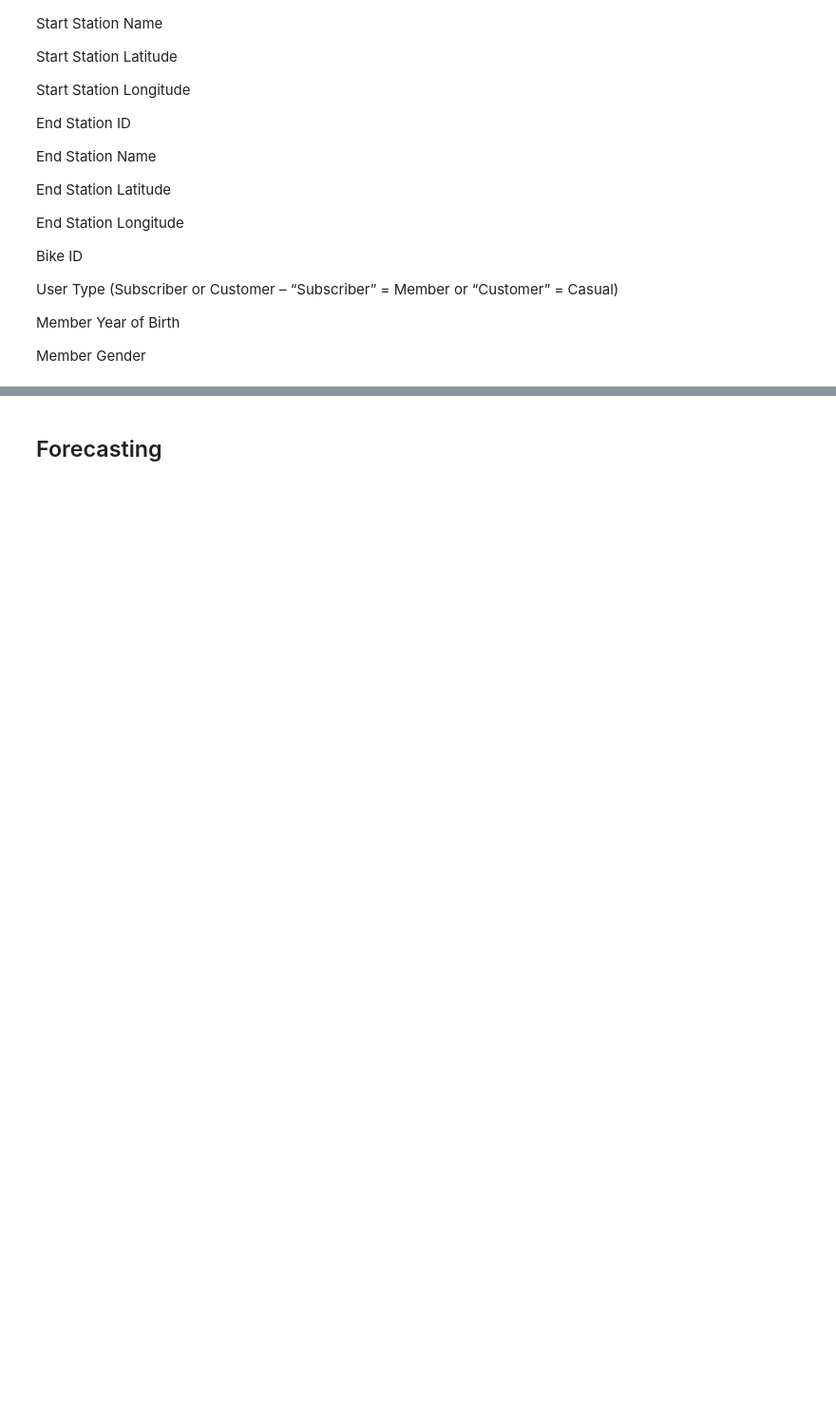
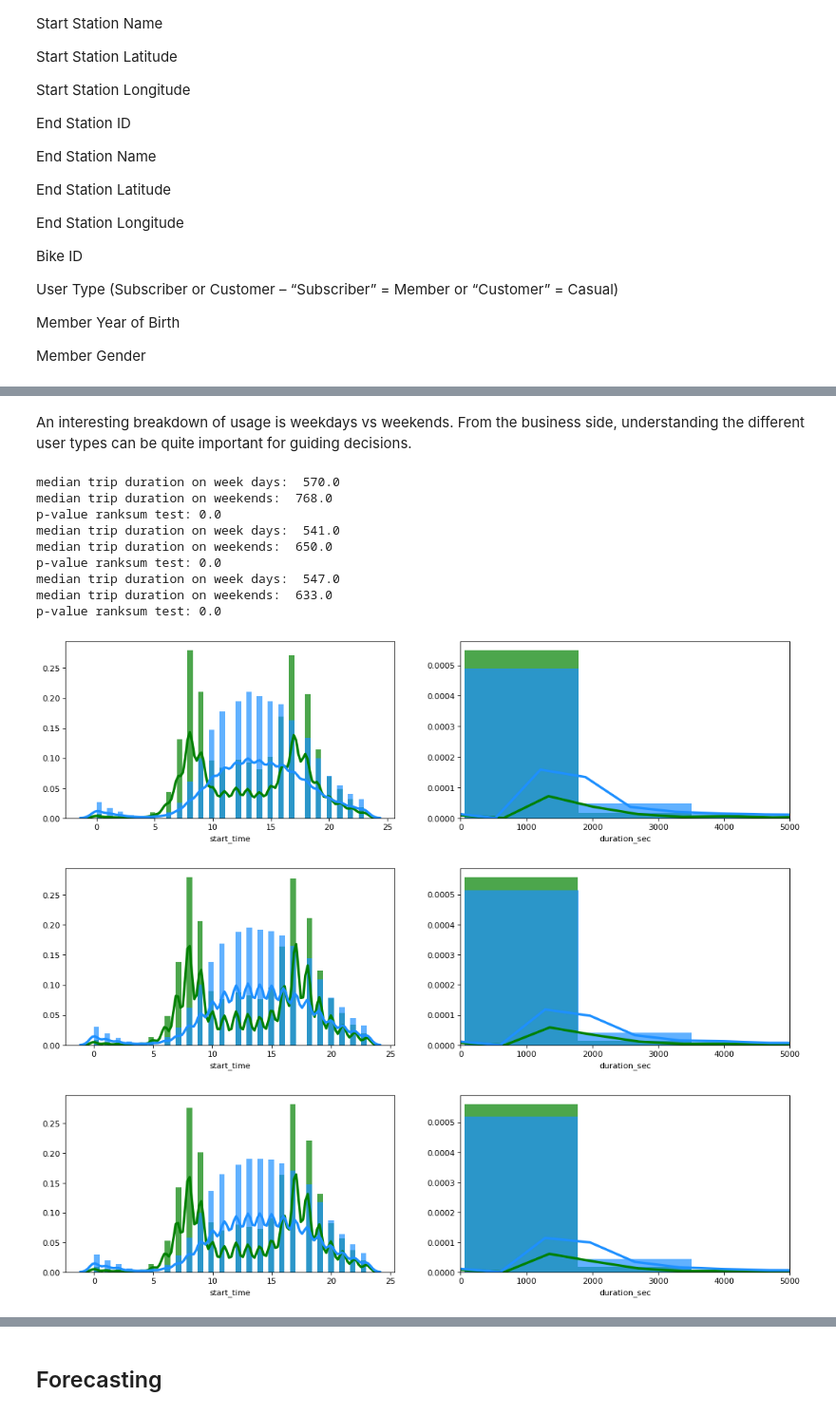
Before and after one commit to diogorpeixoto/lyftbaywheels, a Jupyter notebook: Lyft_Bay_Wheels.ipynb, the cells around one changed output, grey strips where cells are left out. Shown at 95% size. Cells and saved outputs as stored; diff of their text form; code cells hidden in the pictures; blank space fills up the shorter version.

```diff
--- a/Lyft_Bay_Wheels.ipynb
+++ b/Lyft_Bay_Wheels.ipynb
@@ -228,30 +90,0 @@ August August_2019
-# %%
-def compare_week_to_weekend(data_frame):
-
-    #Mondays are coded as 0 and Sunday as 6
-    week_day_list = data_frame["start_time"].apply(lambda x: x.weekday())
-    data_frame_week = data_frame[week_day_list < 5]
-    data_frame_week_end = data_frame[week_day_list >= 5]
-
-    duration_week = data_frame_week['duration_sec']
-    duration_week_end = data_frame_week_end['duration_sec']
-    fig, (ax1, ax2) = plt.subplots(ncols=2, figsize = (30,15))
-    duration_week.hist(ax=ax1)
-    duration_week_end.hist(ax=ax2)
-    # Median duration of trips: weekdays vs weekends
-    median_duration_week = np.nanmedian(duration_week)
-    median_duration_week_end = np.nanmedian(duration_week_end)
-
-    print("median trip duration on week days: ", median_duration_week)
-    print("median trip duration on weekends: ", median_duration_week_end)
-
-    # Trip duration distribution: weekdays vs weekends
-    # Do binning
-    statistcs, pvalue = spstats.stats.ranksums(data_frame_week['duration_sec'],data_frame_week_end['duration_sec'])
-    print(statistcs)
-    print(pvalue)
-
-    # Trip start time distribution: weekdays vs weekends
-    # Do binning
-
-    return
@@ -270,0 +272,2 @@ def make_trip_count_matrix(data_frame):
+# %% [markdown]
+An interesting breakdown of usage is weekdays vs weekends. From the business side, understanding the different user types can be quite important for guiding decisions.
@@ -270,0 +326,18 @@ def make_trip_count_matrix(data_frame):
+# %%
+# Compare differences in usage features between weekdays and weekends for all 3 years separately
+compare_week_to_weekend(data_frame_2017_sorted)
+compare_week_to_weekend(data_frame_2018_sorted)
+compare_week_to_weekend(data_frame_2019_sorted)
+# %% [output]
+median trip duration on week days:  570.0
+median trip duration on weekends:  768.0
+p-value ranksum test: 0.0
+median trip duration on week days:  541.0
+median trip duration on weekends:  650.0
+p-value ranksum test: 0.0
+median trip duration on week days:  547.0
+median trip duration on weekends:  633.0
+p-value ranksum test: 0.0
+[figure, added]
+[figure, added]
+[figure, added]
```
Also changed, not shown: parts of 70 cells of this notebook.
